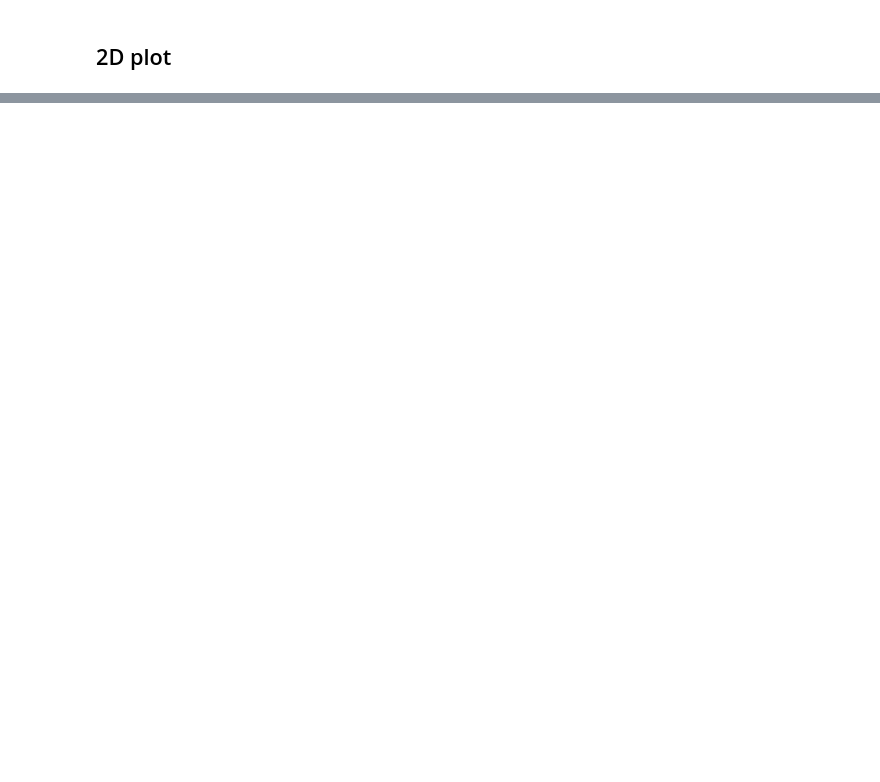
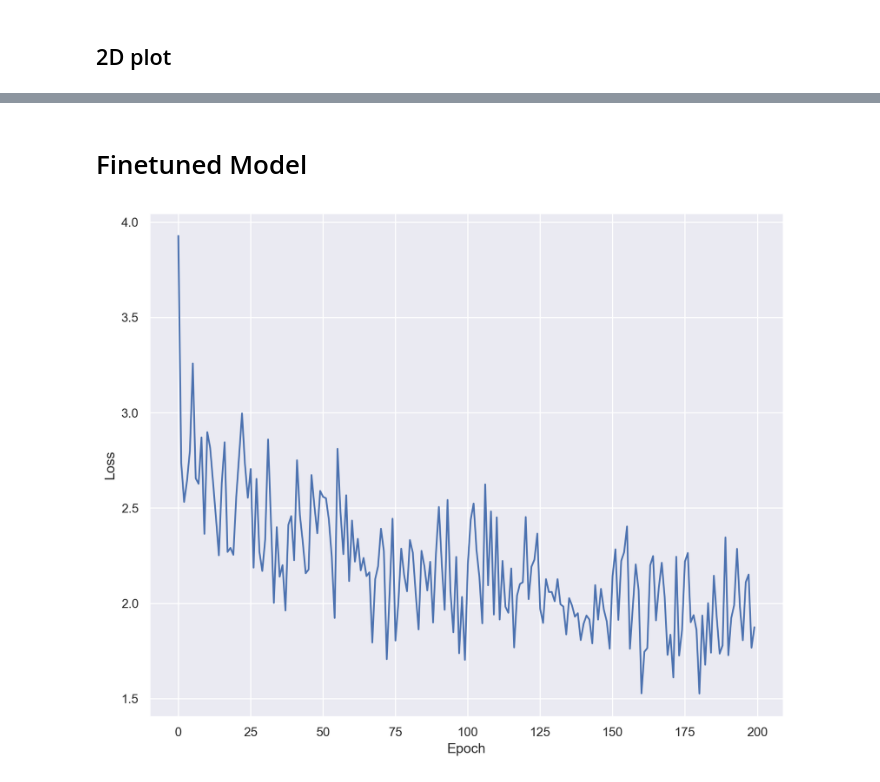
Before and after one commit to sashaatlasov/MLDM_Project, a Jupyter notebook: examples/example.ipynb, the cells around one changed output, grey strips where cells are left out. Saved outputs shown, nothing was run; the diff lists cells and outputs as text; code cells hidden in the pictures; blank space fills up the shorter version.

```diff
--- a/examples/example.ipynb
+++ b/examples/example.ipynb
@@ -51,0 +53,19 @@ plot_3D(metrics)
+# %% [markdown]
+# Finetuned Model
+# %%
+from loss_landscape.finetune import train
+
+model.fc = nn.Linear(512, 10)
+
+for name, params in model.named_parameters():
+        if not name.startswith('fc') and not name.startswith('layer4'):
+            params.requires_grad = False
+
+opt = torch.optim.Adam(model.parameters())
+train_loader = torch.utils.data.DataLoader(mnist_train, batch_size=32, shuffle=True)
+# %%
+train(model, train_loader, opt, criterion,
+      num_epochs=200, verbose=False)
+optima = model.state_dict()
+# %% [output]
+[figure, added]
```
Also changed, not shown: parts of 9 cells of this notebook, 12 other files.
